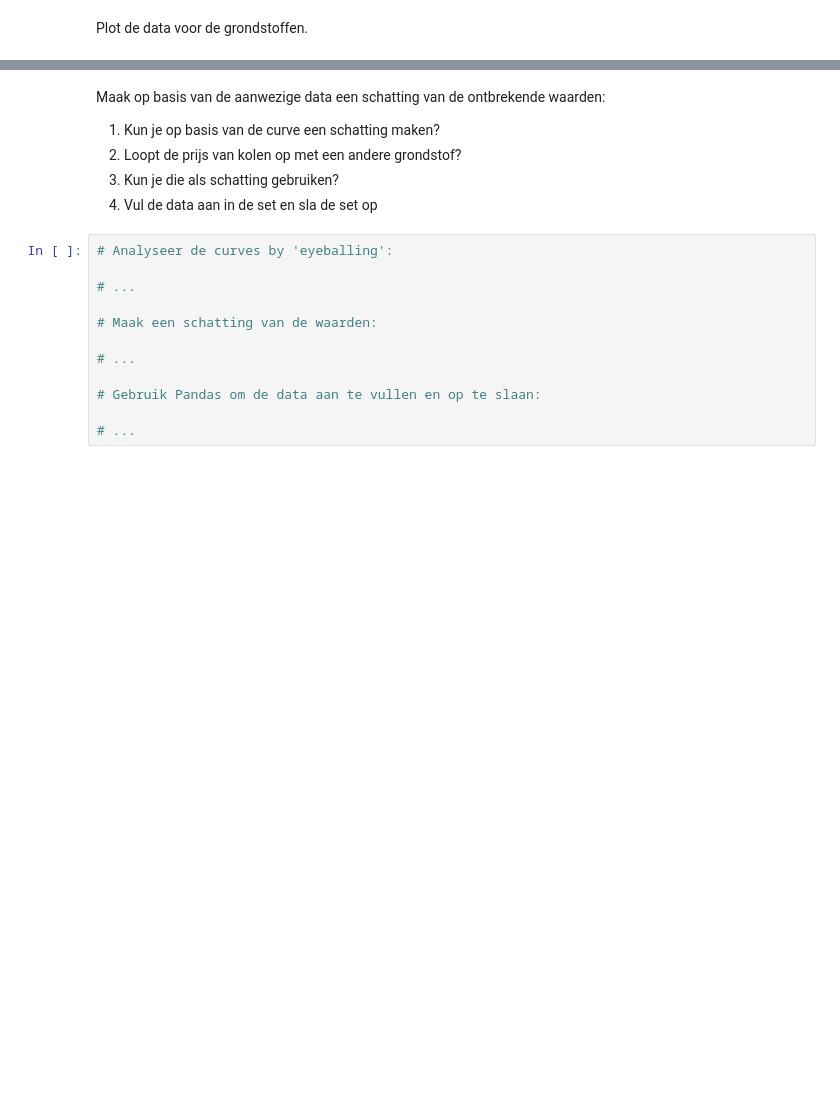
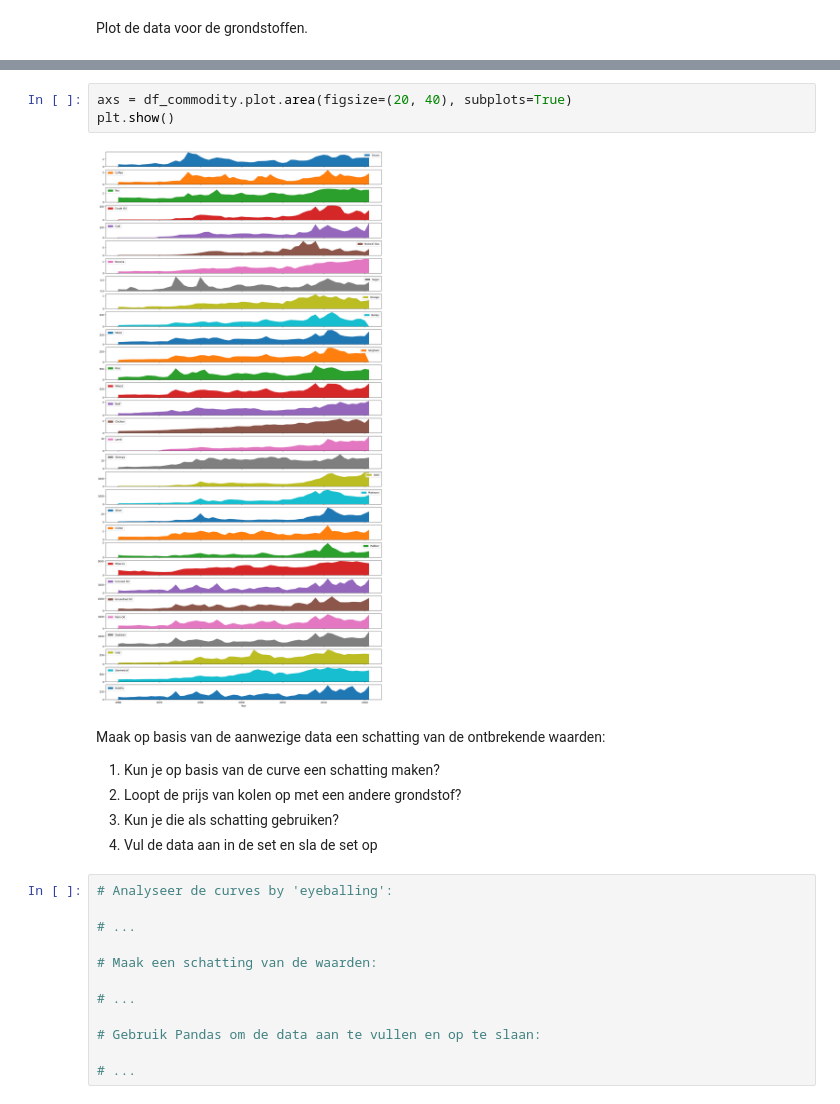
Before and after one commit to KajalRajesh/MakeAIWork1, a Jupyter notebook: practica/week3/pandas/Oefenen-met-Pandas.ipynb, the cells around one changed output, grey strips where cells are left out. Cells and saved outputs as stored; diff of their text form; blank space fills up the shorter version.

```diff
--- a/practica/week3/pandas/Oefenen-met-Pandas.ipynb
+++ b/practica/week3/pandas/Oefenen-met-Pandas.ipynb
@@ -226,3 +248,8 @@ Plot de data voor de grondstoffen.
+# %%
+axs = df_commodity.plot.area(figsize=(20, 40), subplots=True)
+plt.show()
+# %% [output]
+[figure, added]
 # %% [markdown]
 Maak op basis van de aanwezige data een schatting van de ontbrekende waarden:
 
```
Also changed, not shown: parts of 2 cells of this notebook, 5 other files.
